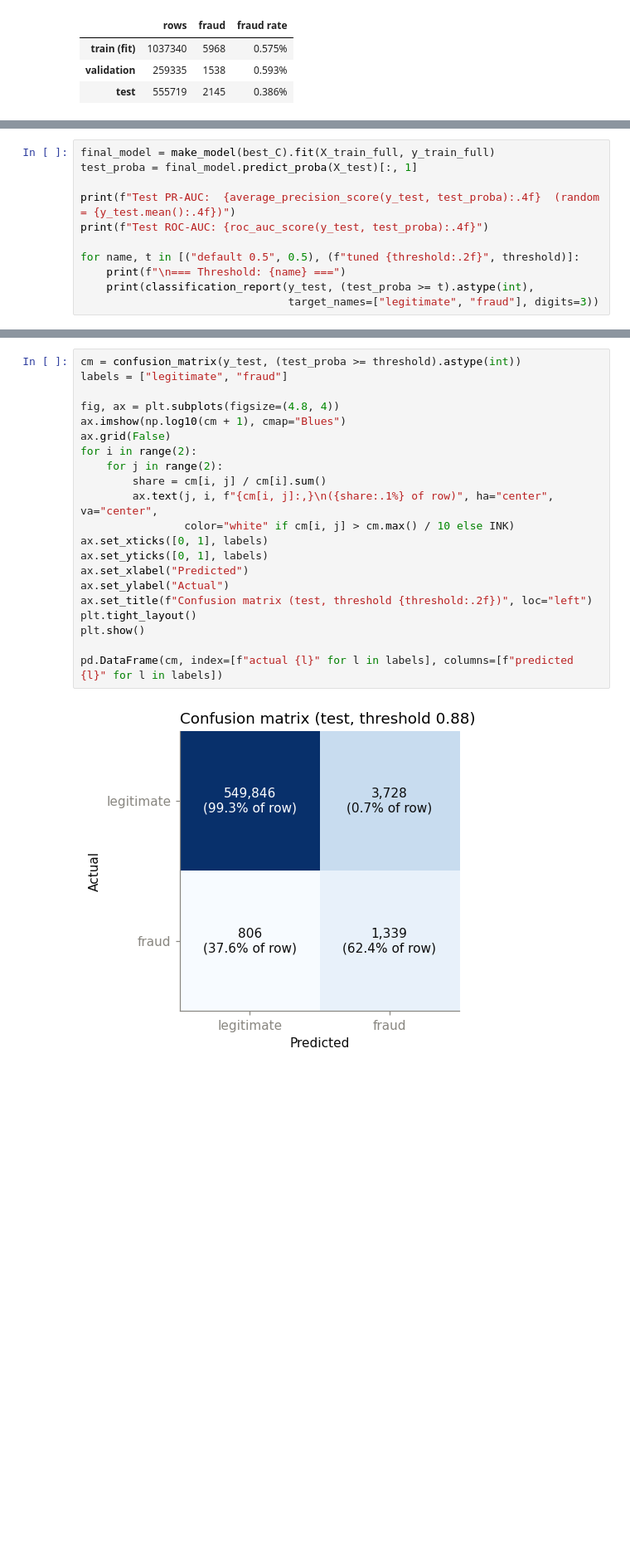
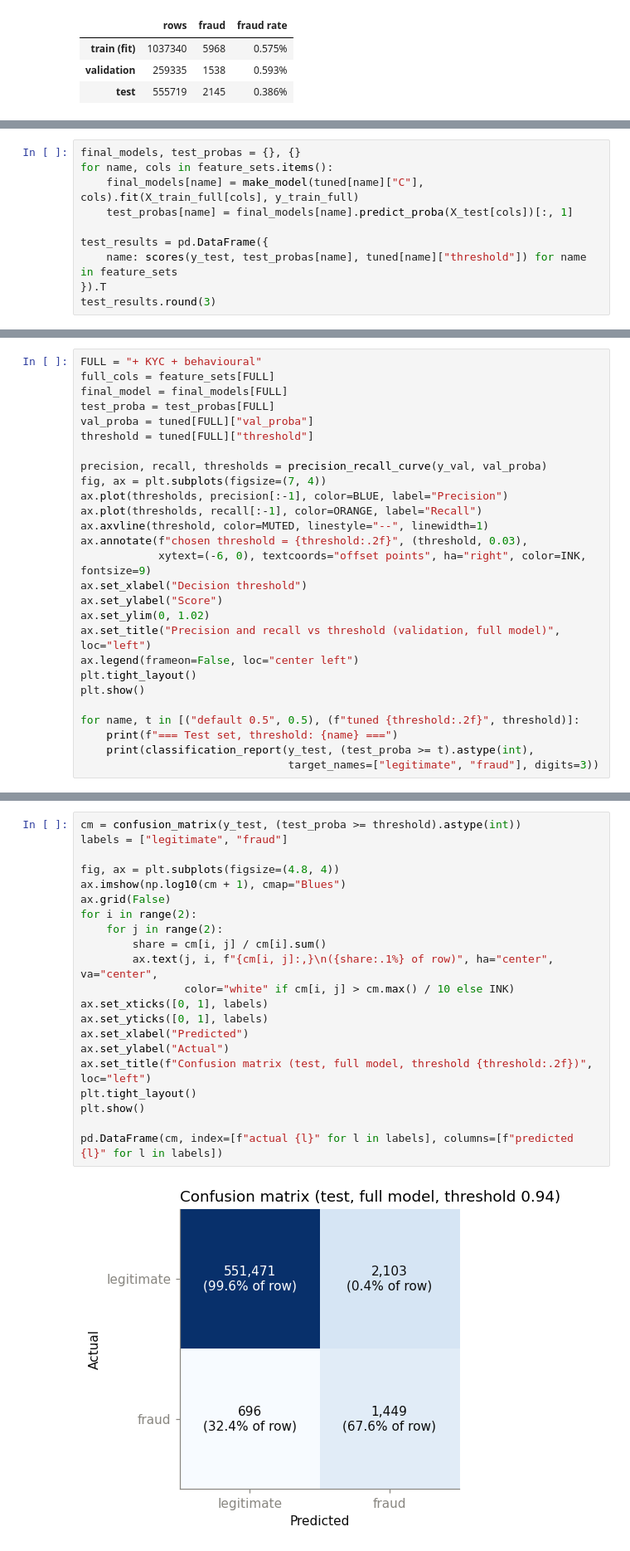
Before and after one commit to timc5nn/BT4012-Group-Project, a Jupyter notebook: supervised.ipynb, the cells around one changed output, grey strips where cells are left out. Shown at 83% size. Drawn from its saved outputs; the diff is of its cells as text; blank space fills up the shorter version.

```diff
--- a/supervised.ipynb
+++ b/supervised.ipynb
@@ -164,0 +212,10 @@ The default 0.5 threshold is poorly suited here: because of the class weighting
+# %%
+final_models, test_probas = {}, {}
+for name, cols in feature_sets.items():
+    final_models[name] = make_model(tuned[name]["C"], cols).fit(X_train_full[cols], y_train_full)
+    test_probas[name] = final_models[name].predict_proba(X_test[cols])[:, 1]
+
+test_results = pd.DataFrame({
+    name: scores(y_test, test_probas[name], tuned[name]["threshold"]) for name in feature_sets
+}).T
+test_results.round(3)
@@ -206,12 +249,28 @@ With `C` and the threshold fixed from validation, the model is refit on the **fu
 # %%
-final_model = make_model(best_C).fit(X_train_full, y_train_full)
-test_proba = final_model.predict_proba(X_test)[:, 1]
+FULL = "+ KYC + behavioural"
+full_cols = feature_sets[FULL]
+final_model = final_models[FULL]
+test_proba = test_probas[FULL]
+val_proba = tuned[FULL]["val_proba"]
+threshold = tuned[FULL]["threshold"]
 
-print(f"Test PR-AUC:  {average_precision_score(y_test, test_proba):.4f}  (random = {y_test.mean():.4f})")
-print(f"Test ROC-AUC: {roc_auc_score(y_test, test_proba):.4f}")
+precision, recall, thresholds = precision_recall_curve(y_val, val_proba)
+fig, ax = plt.subplots(figsize=(7, 4))
+ax.plot(thresholds, precision[:-1], color=BLUE, label="Precision")
+ax.plot(thresholds, recall[:-1], color=ORANGE, label="Recall")
+ax.axvline(threshold, color=MUTED, linestyle="--", linewidth=1)
+ax.annotate(f"chosen threshold = {threshold:.2f}", (threshold, 0.03),
+            xytext=(-6, 0), textcoords="offset points", ha="right", color=INK, fontsize=9)
+ax.set_xlabel("Decision threshold")
+ax.set_ylabel("Score")
+ax.set_ylim(0, 1.02)
+ax.set_title("Precision and recall vs threshold (validation, full model)", loc="left")
+ax.legend(frameon=False, loc="center left")
+plt.tight_layout()
+plt.show()
 
 for name, t in [("default 0.5", 0.5), (f"tuned {threshold:.2f}", threshold)]:
-    print(f"\n=== Threshold: {name} ===")
+    print(f"=== Test set, threshold: {name} ===")
     print(classification_report(y_test, (test_proba >= t).astype(int),
                                 target_names=["legitimate", "fraud"], digits=3))
 # %% [output]
@@ -259,24 +321,24 @@ plt.show()
 # %%
 cm = confusion_matrix(y_test, (test_proba >= threshold).astype(int))
 labels = ["legitimate", "fraud"]
 
 fig, ax = plt.subplots(figsize=(4.8, 4))
 ax.imshow(np.log10(cm + 1), cmap="Blues")
 ax.grid(False)
 for i in range(2):
     for j in range(2):
         share = cm[i, j] / cm[i].sum()
         ax.text(j, i, f"{cm[i, j]:,}\n({share:.1%} of row)", ha="center", va="center",
                 color="white" if cm[i, j] > cm.max() / 10 else INK)
 ax.set_xticks([0, 1], labels)
 ax.set_yticks([0, 1], labels)
 ax.set_xlabel("Predicted")
 ax.set_ylabel("Actual")
-ax.set_title(f"Confusion matrix (test, threshold {threshold:.2f})", loc="left")
+ax.set_title(f"Confusion matrix (test, full model, threshold {threshold:.2f})", loc="left")
 plt.tight_layout()
 plt.show()
 
 pd.DataFrame(cm, index=[f"actual {l}" for l in labels], columns=[f"predicted {l}" for l in labels])
 # %% [output]
-[figure, old version]
+[figure, new version]
 |  | predicted legitimate | predicted fraud |
```
Also changed, not shown: parts of 21 cells of this notebook, 18 other files.
